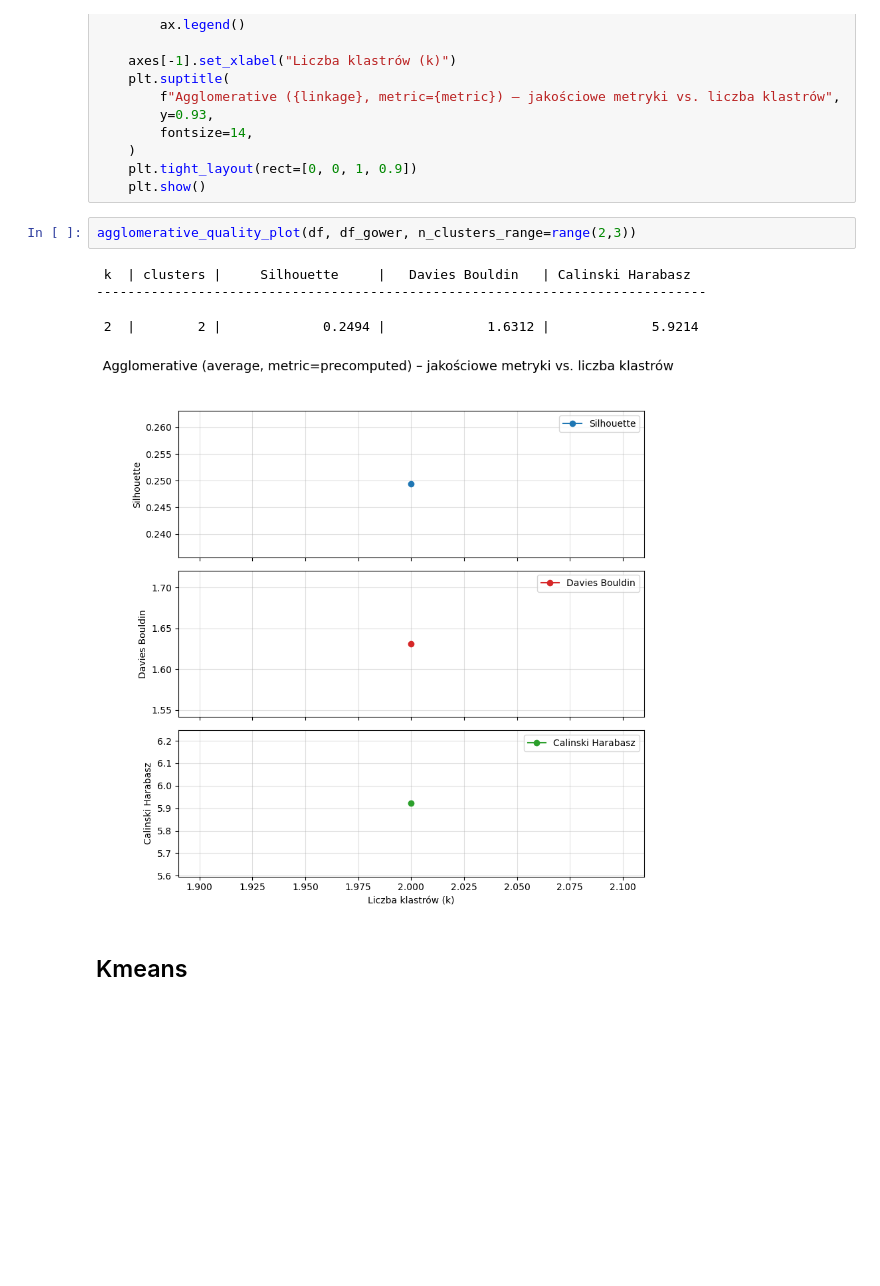
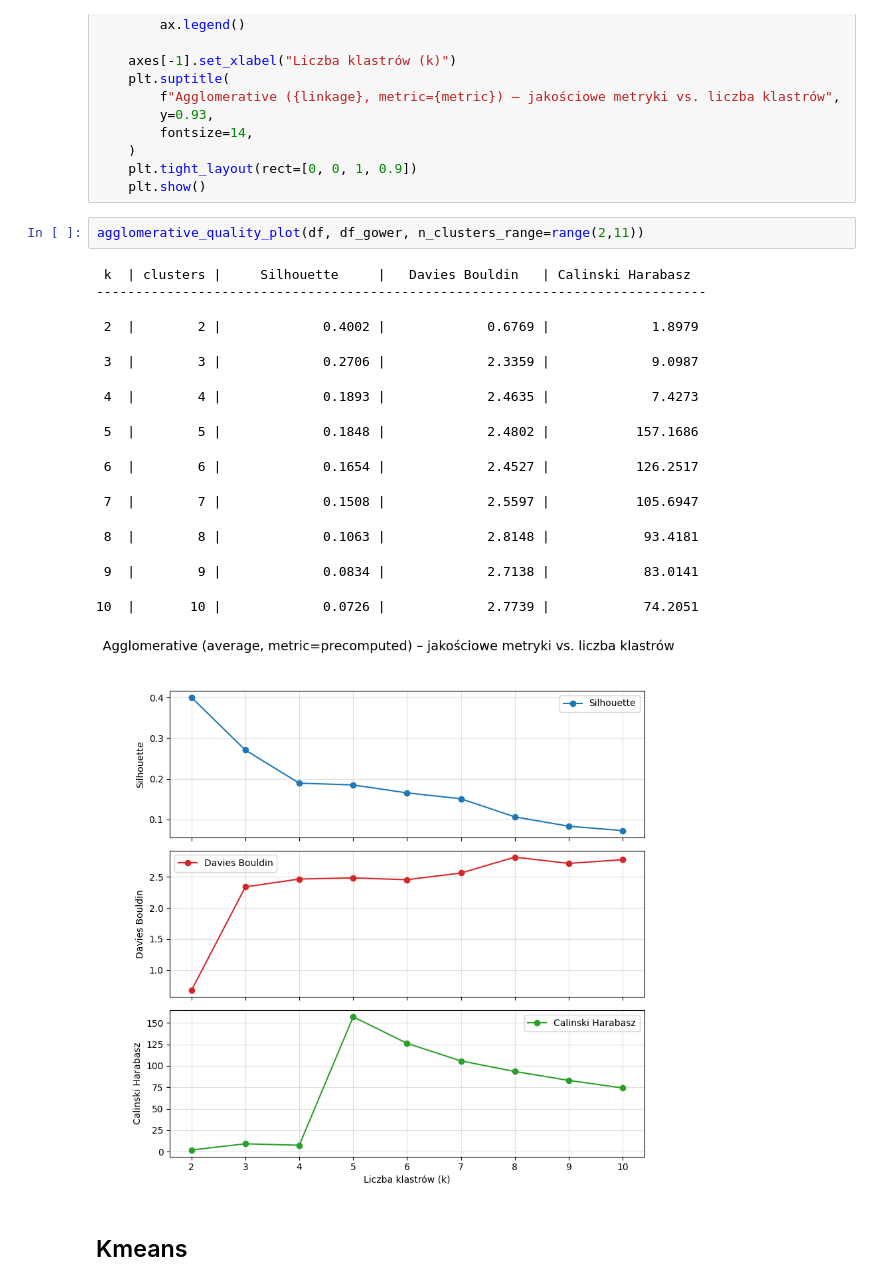
Before and after one commit to andrzejewskimaciej/ML_Intro_Projects, a Jupyter notebook: Project 2 - clustering/04_Clustering.ipynb, the cells around one changed output. Saved outputs shown, nothing was run; the diff lists cells and outputs as text; blank space fills up the shorter version.

```diff
--- a/Project 2 - clustering/04_Clustering.ipynb
+++ b/Project 2 - clustering/04_Clustering.ipynb
@@ -290,12 +290,20 @@ def agglomerative_quality_plot(
     plt.tight_layout(rect=[0, 0, 1, 0.9])
     plt.show()
 # %%
-agglomerative_quality_plot(df, df_gower, n_clusters_range=range(2,3))
+agglomerative_quality_plot(df, df_gower, n_clusters_range=range(2,11))
 # %% [output]
  k  | clusters |     Silhouette     |   Davies Bouldin   | Calinski Harabasz
 ------------------------------------------------------------------------------
- 2  |        2 |             0.2494 |             1.6312 |             5.9214
+ 2  |        2 |             0.4002 |             0.6769 |             1.8979
+ 3  |        3 |             0.2706 |             2.3359 |             9.0987
+ 4  |        4 |             0.1893 |             2.4635 |             7.4273
+ 5  |        5 |             0.1848 |             2.4802 |           157.1686
+ 6  |        6 |             0.1654 |             2.4527 |           126.2517
+ 7  |        7 |             0.1508 |             2.5597 |           105.6947
+ 8  |        8 |             0.1063 |             2.8148 |            93.4181
+ 9  |        9 |             0.0834 |             2.7138 |            83.0141
+10  |       10 |             0.0726 |             2.7739 |            74.2051
-[figure, old version]
+[figure, new version]
 # %% [markdown]
 ## Kmeans
 # %%
```
Also changed, not shown: parts of 12 cells of this notebook.
